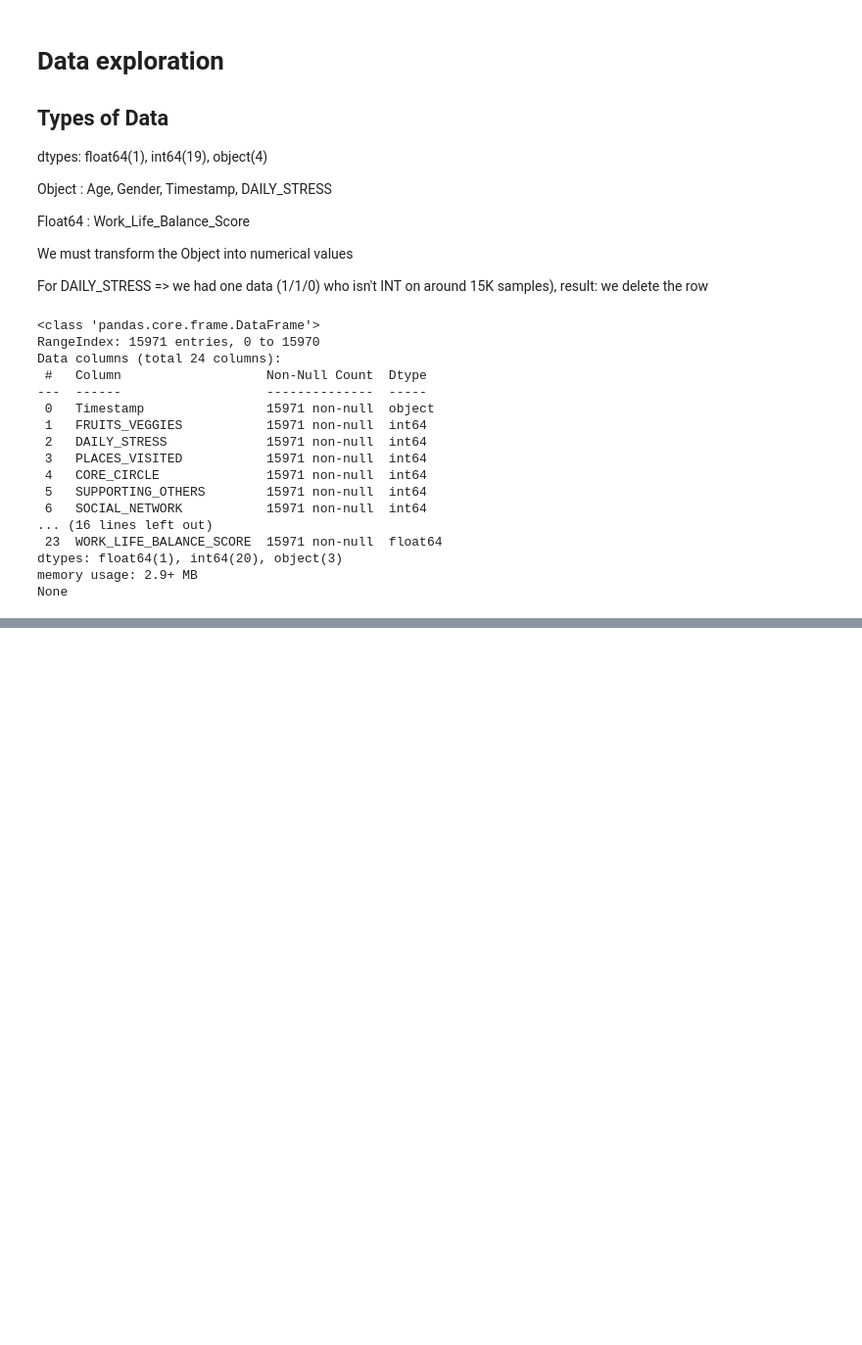
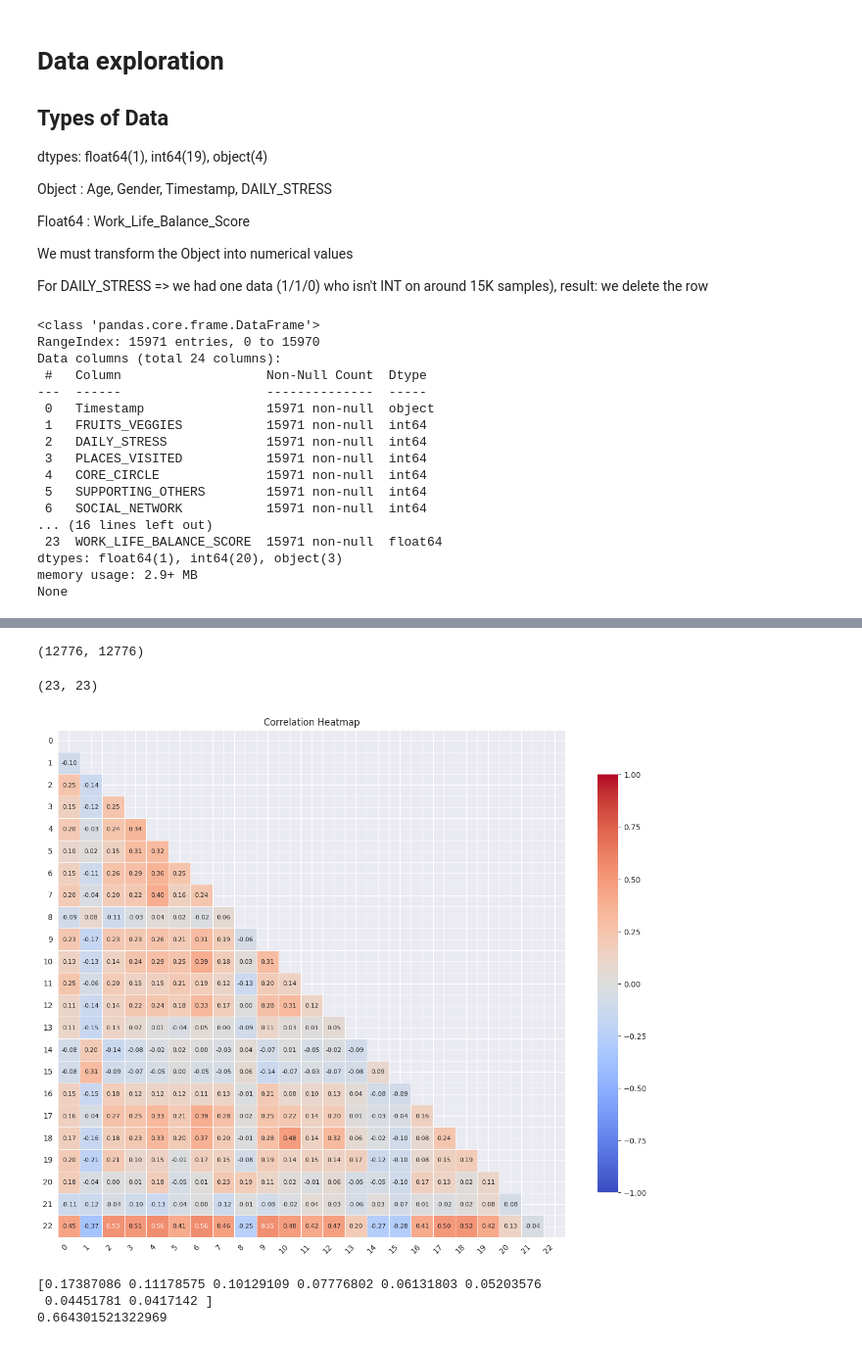
Before and after one commit to Mattei-Theophile/Flatmate-Matcher, a Jupyter notebook: project.ipynb, the cells around one changed output, grey strips where cells are left out. Shown at 98% size. Drawn from its saved outputs; the diff is of its cells as text; code cells hidden in the pictures; blank space fills up the shorter version.

```diff
--- a/project.ipynb
+++ b/project.ipynb
@@ -83,7 +86,6 @@ None
 # %%
 #GENDER
 # onyl 2 values (Female and Male), so we translate this into 0 and 1
-print(df["GENDER"].unique())
 
 df["GENDER"] = df["GENDER"].map({"Female": 0, "Male": 1})
 
@@ -101,4 +103,7 @@ age_mapping = {
     '51 or more': 70
 }
 df['AGE'] = df['AGE'].map(age_mapping)
+df = df.drop(['Timestamp'], axis=1, inplace=False)
+print(df.info())
+print(df.shape)
 # %% [output]
@@ -108,6 +129,8 @@ df['AGE'] = df['AGE'].map(age_mapping)
 # %%
+from sklearn.decomposition import PCA
+X_train, X_test = train_test_split(df, test_size=0.2, random_state=0)
 
 scaler = MinMaxScaler()
-normalized_df = scaler.fit_transform(df)
-X_train, X_test, y_train, y_test = train_test_split(normalized_df, test_size=0.2, random_state=42)
+normalized_df = scaler.fit_transform(X_train)
+plt.figure(figsize=(8,6))
 # %% [output]
@@ -114,0 +164,55 @@ ValueError: could not convert string to float: '7/7/15'
+# %%
+#Correlation Matrix from Numpy
+
+corrNP= np.corrcoef(normalized_df)
+print(corrNP.shape)
+if corrNP.shape < (10,10):
+    sns.heatmap(corrNP, annot=True, cmap="coolwarm", fmt=".2f", linewidths=0.5)
+    plt.title("Correlation Heatmap")
+# %% [output]
+(12776, 12776)
+# %%
+#Correlation Matrix from Pandas
+
+corrPD = pd.DataFrame(normalized_df).corr()
+print(corrPD.shape)
+if corrPD.shape <= (23, 23):
+    mask = np.triu(np.ones_like(corrPD, dtype=bool))
+    fig, ax = plt.subplots(figsize=(12, 10))
+    sns.heatmap(
+        corrPD,
+        mask=mask,
+        annot=True,
+        annot_kws={"size": 8},
+        cmap="coolwarm",
+        vmin=-1,
+        vmax=1,
+        fmt=".2f",
+        linewidths=0.5,
+        linecolor="white",
+        square=True,
+        cbar_kws={"shrink": 0.8}
+    )
+    plt.title("Correlation Heatmap")
+    plt.xticks(rotation=45, ha="right")
+    plt.yticks(rotation=0)
+    plt.tight_layout()
+# %% [output]
+(23, 23)
+[figure, added]
+# %%
+
+
+X_test = scaler.transform(X_test)
+pca = PCA(n_components=8)
+X_train = pca.fit_transform(normalized_df)
+X_test = pca.transform(X_test)
+
+explained_variance = pca.explained_variance_ratio_
+
+print(explained_variance)
+print(sum(explained_variance))
+# %% [output]
+[0.17387086 0.11178575 0.10129109 0.07776802 0.06131803 0.05203576
+ 0.04451781 0.0417142 ]
+0.664301521322969
```
Also changed, not shown: parts of 7 cells of this notebook.
